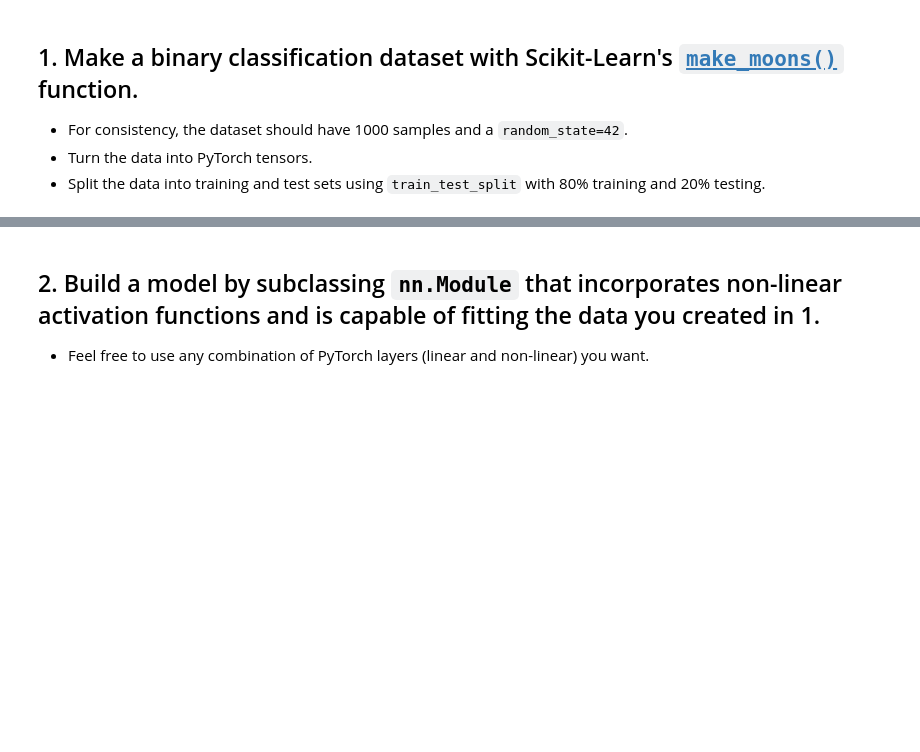
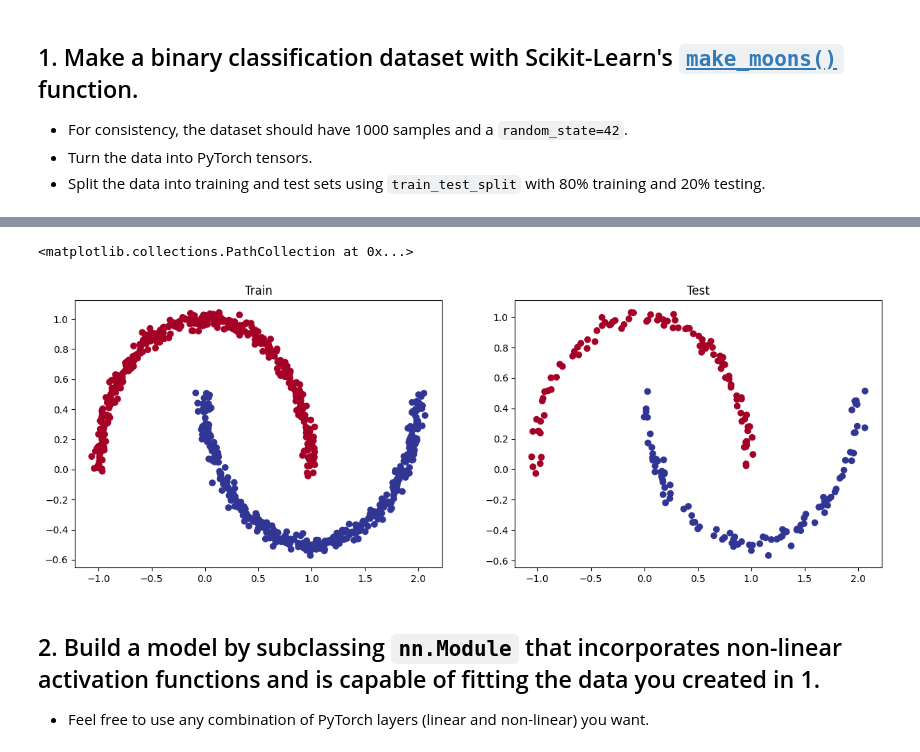
Before and after one commit to eric-sun92/pytorch_classification_excersices, a Jupyter notebook: 02_pytorch_classification_exercises.ipynb, the cells around one changed output, grey strips where cells are left out. Cells and saved outputs as stored; diff of their text form; code cells hidden in the pictures; blank space fills up the shorter version.

```diff
--- a/02_pytorch_classification_exercises.ipynb
+++ b/02_pytorch_classification_exercises.ipynb
@@ -19,8 +19,8 @@ Don't worry about trying to be *right* just try writing code that suffices the q
 import torch
 
 # Setup device agnostic code
+device = "cuda" if torch.cuda.is_available() else "cpu"
 
-asdf
 # Setup random seed
 RANDOM_SEED = 42
 # %% [markdown]
@@ -46,3 +69,29 @@ from sklearn.model_selection import train_test_split
+# %%
+# Turn data into tensors of dtype float
+
+
+# Split the data into train and test sets (80% train, 20% test)
+from sklearn.model_selection import train_test_split
+
+X_train, X_test, y_train, y_test = train_test_split(X_moons, y_moons, test_size=0.2, random_state=42)
+
+X_train = torch.from_numpy(X_train).to(device).type(torch.float)
+X_test = torch.from_numpy(X_test).to(device).type(torch.float)
+y_train = torch.from_numpy(y_train).to(device).type(torch.float)
+y_test = torch.from_numpy(y_test).to(device).type(torch.float)
+
+X_train.shape, X_test.shape
+
+plt.figure(figsize=(15, 5))
+plt.subplot(1, 2, 1)
+plt.title("Train")
+plt.scatter(X_train[:, 0].cpu(), X_train[:, 1].cpu(), c=y_train.cpu(), cmap=plt.cm.RdYlBu)
+plt.subplot(1, 2, 2)
+plt.title("Test")
+plt.scatter(X_test[:, 0].cpu(), X_test[:, 1].cpu(), c=y_test.cpu(), cmap=plt.cm.RdYlBu)
+# %% [output]
+<matplotlib.collections.PathCollection at 0x...>
+[figure, added]
 # %% [markdown]
 ## 2. Build a model by subclassing `nn.Module` that incorporates non-linear activation functions and is capable of fitting the data you created in 1.
   * Feel free to use any combination of PyTorch layers (linear and non-linear) you want.
```
Also changed, not shown: parts of 27 cells of this notebook.
